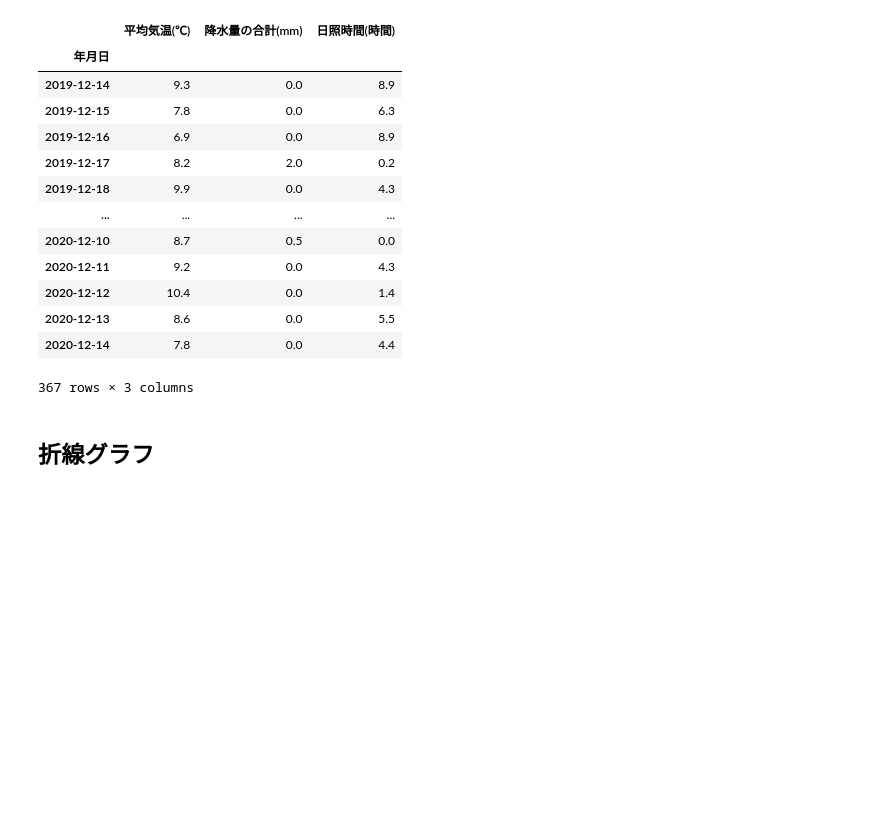
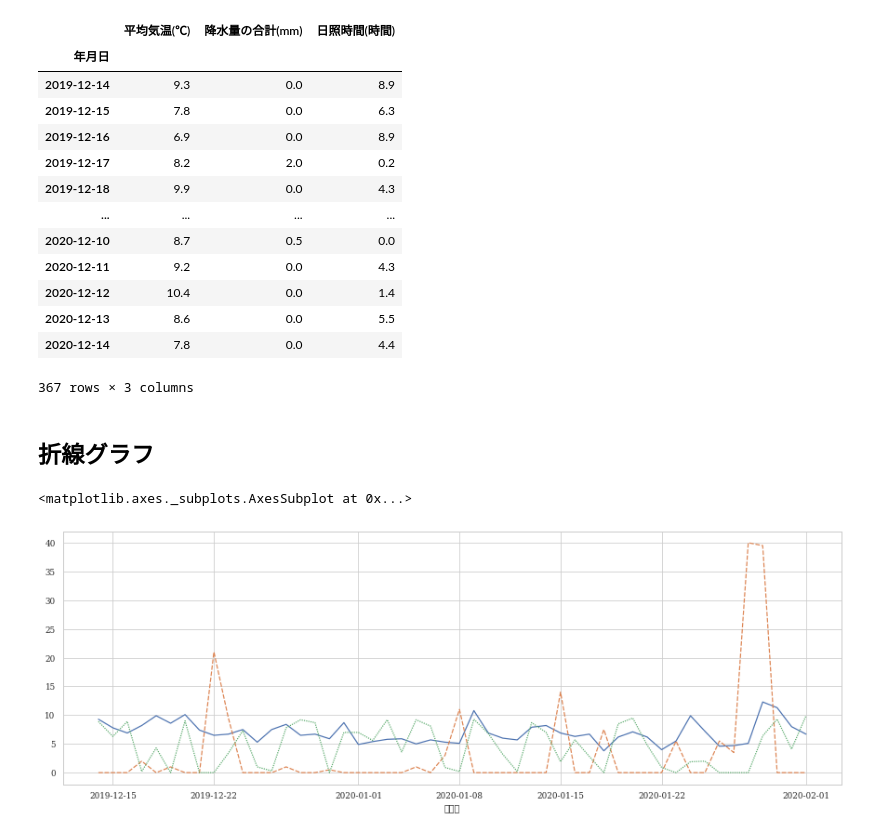
Before and after one commit to Charee-Villapong/for_practice, a Jupyter notebook: グラフ練習.ipynb, the cells around one changed output. Cells and saved outputs as stored; diff of their text form; code cells hidden in the pictures; blank space fills up the shorter version.

```diff
--- a/グラフ練習.ipynb
+++ b/グラフ練習.ipynb
@@ -30,3 +30,14 @@ df_weather
 367 rows × 3 columns
 # %% [markdown]
 ## 折線グラフ
+# %%
+#sns.set(font='DejaVu Serif',context="paper",style='ticks')
+#sns.set(font='DejaVu Serif',context="paper",style='white')
+#sns.set(font='DejaVu Serif',context="paper",style='dark')
+sns.set(font='DejaVu Serif',context="paper",style='whitegrid')
+
+plt.figure(figsize=(15,5))
+sns.lineplot(data=df_weather[:50],legend=False)
+# %% [output]
+<matplotlib.axes._subplots.AxesSubplot at 0x...>
+[figure, added]
```
Also changed, not shown: parts of 4 cells of this notebook.
